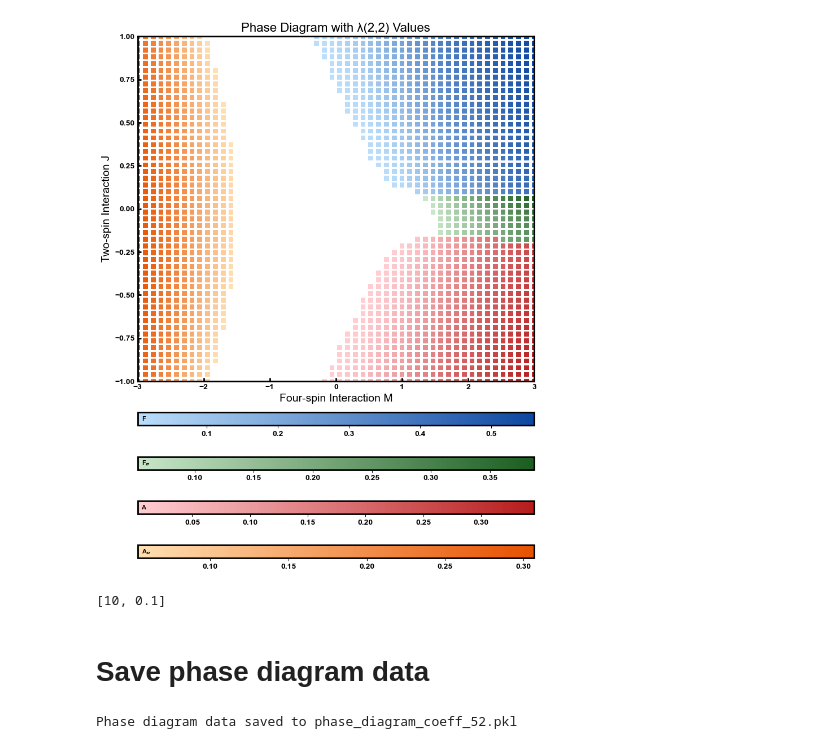
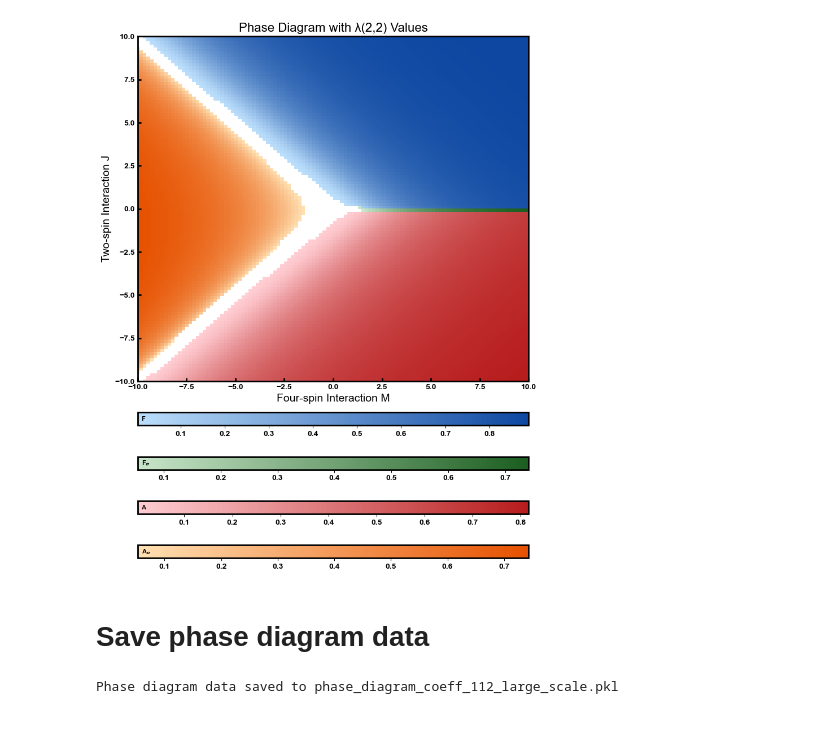
Before and after one commit to erbilcanartun/continuous-ashkin-teller, a Jupyter notebook: phase_diagram_coeff.ipynb, the cells around one changed output. Drawn from its saved outputs; the diff is of its cells as text; code cells hidden in the pictures.

```diff
--- a/phase_diagram_coeff.ipynb
+++ b/phase_diagram_coeff.ipynb
@@ -494,6 +494,8 @@ def plot_phase_diagram_with_coeffs(J_values, M_values, phase_dict, coeff_indices
 
             if marker_size:
                 ms = marker_size
+            else:
+                ms = 5
             # Only use color gradients for specified phases
             if phase in gradient_phases and len(points) > 1 and len(np.unique(coeffs)) > 1:
                 # Create color array based on coefficient values
@@ -562,9 +564,9 @@ def plot_phase_diagram_with_coeffs(J_values, M_values, phase_dict, coeff_indices
     return fig
 # %%
 # Define parameter space
-n_points = 52
-J_values = np.linspace(-1, 1, num=n_points)  # Range of J values
-M_values = np.linspace(-3.0, 3.0, num=n_points)  # Range of M values
+n_points = 112
+J_values = np.linspace(-10, 10, num=n_points)  # Range of J values
+M_values = np.linspace(-10, 10, num=n_points)  # Range of M values
 
 # Choose which coefficient to track (n,m)
 # (1,0) tends to show fixed line behavior and is common in the Berker paper
@@ -577,7 +579,7 @@ phase_dict = generate_phase_diagram_joblib(
     coeff_indices=coeff_indices,
     n_max_np=20,
     n_max_mp=10,
-    n_rg_steps=55,
+    n_rg_steps=45,
     b=3,
     d=2,
     history_length=5,
@@ -609,12 +611,11 @@ Starting calculation for 2704 points with 4 jobs
 # %%
-fig = plot_phase_diagram_with_coeffs(J_values, M_values, phase_dict,
-                               coeff_indices, show_colorbars=True, path=None, marker_size=40)
+fig = plot_phase_diagram_with_coeffs(
+    J_values, M_values, phase_dict,
+    coeff_indices, show_colorbars=True,
+    path=f"phase_diagram_coeff_{n_points}_large_scale.png",
+    marker_size=21)
 # %% [output]
-[figure, old version]
+[figure, new version]
-# %%
-[10] + [0.1]
-# %% [output]
-[10, 0.1]
 # %% [markdown]
 # Save phase diagram data
 # %%
@@ -641,6 +644,6 @@ def save_phase_diagram_results(phase_dict, J_values, M_values, coeff_indices, fi
 
     print(f"Phase diagram data saved to {filename}")
 # %%
-save_phase_diagram_results(phase_dict, J_values, M_values, coeff_indices, f"phase_diagram_coeff_{n_points}.pkl")
+save_phase_diagram_results(phase_dict, J_values, M_values, coeff_indices, f"phase_diagram_coeff_{n_points}_large_scale.pkl")
 # %% [output]
-Phase diagram data saved to phase_diagram_coeff_52.pkl
+Phase diagram data saved to phase_diagram_coeff_112_large_scale.pkl
```
Also changed, not shown: parts of 4 cells of this notebook.
